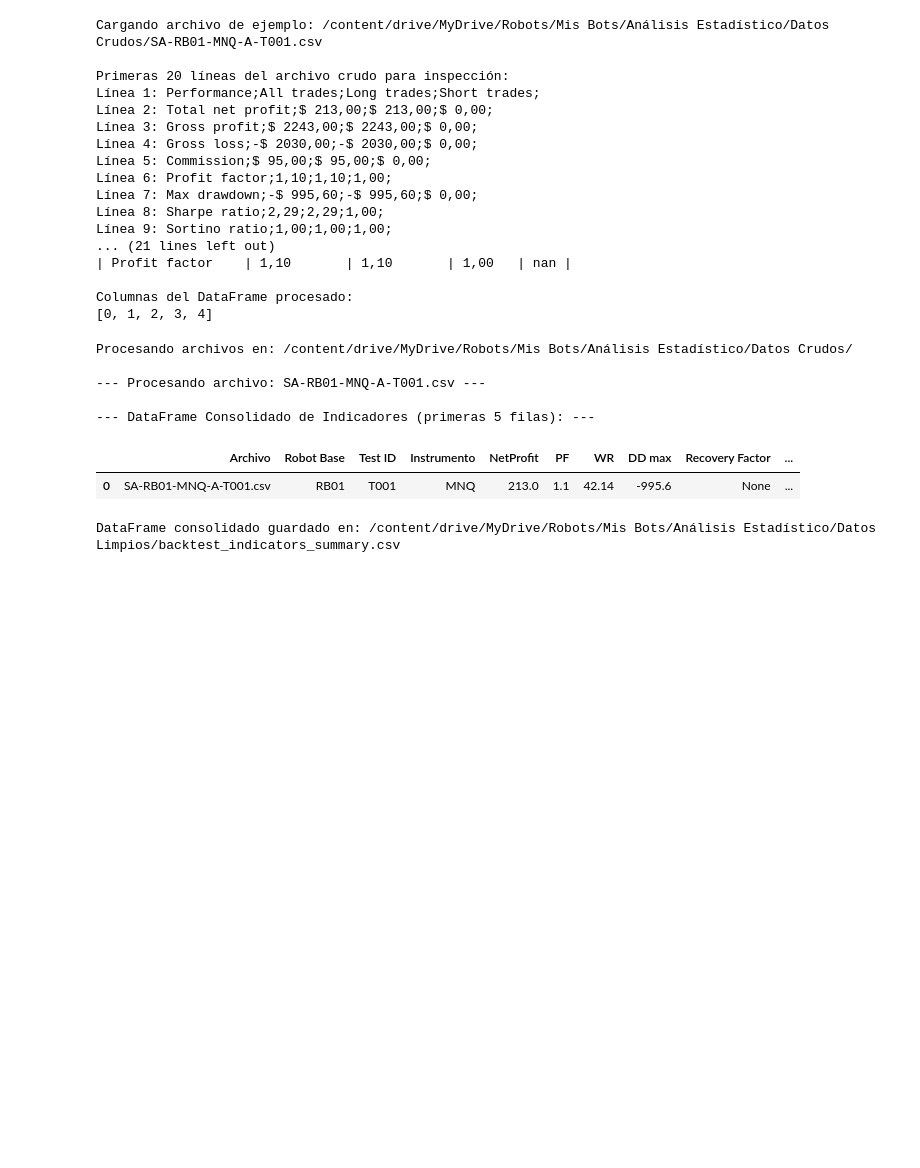
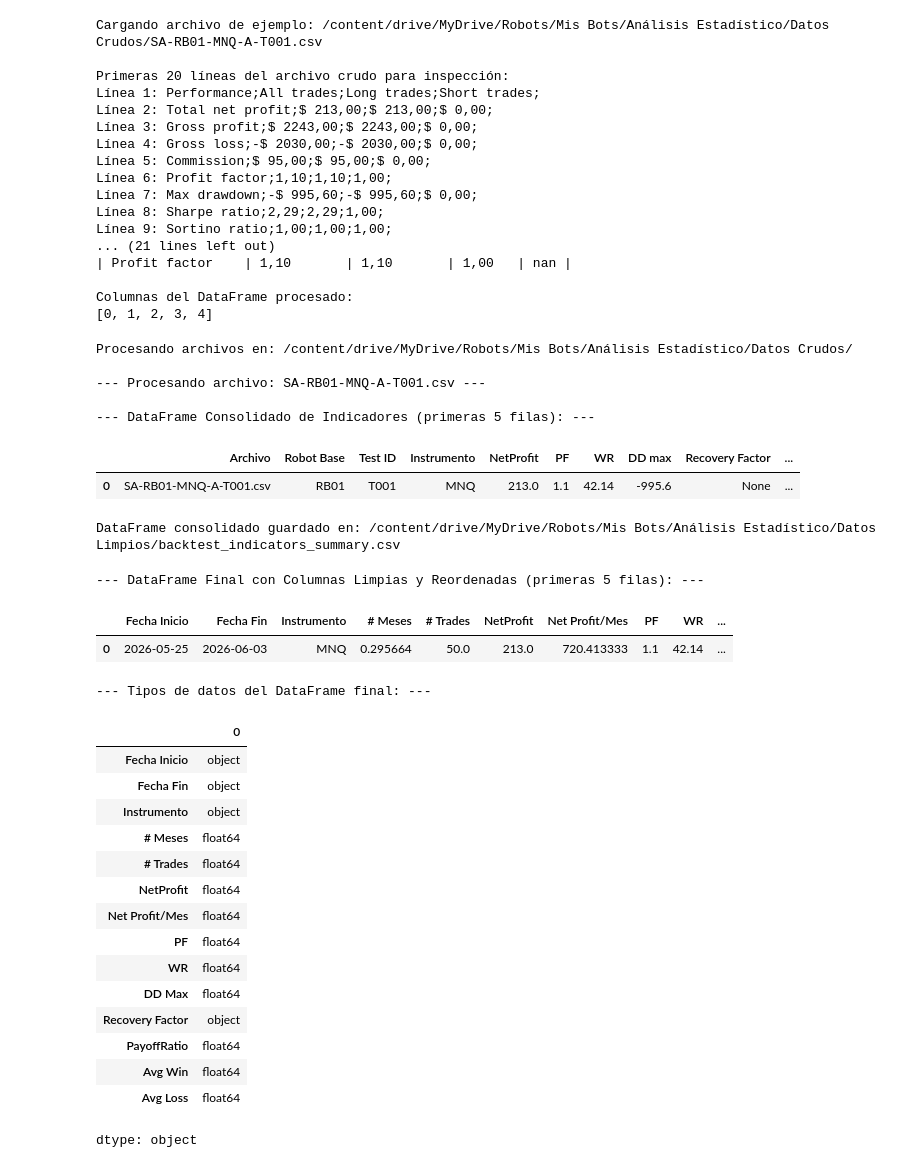
Before and after one commit to MarceCorreal2/Robots-NT, a Jupyter notebook: Procesamiento_Indicadores_Backtest.ipynb, the cells around one changed output. Drawn from its saved outputs; the diff is of its cells as text; code cells hidden in the pictures; blank space fills up the shorter version.

Commit message:
Trabaja perfecto hasta la celda 8, celda 6 extracción de los indicadores y calculo de los secundarios, celda 8 verificación tipo de datos!

```diff
--- a/Procesamiento_Indicadores_Backtest.ipynb
+++ b/Procesamiento_Indicadores_Backtest.ipynb
@@ -283,0 +287,61 @@ DataFrame consolidado guardado en: /content/drive/MyDrive/Robots/Mis Bots/Anál
+# %%
+# Celda 7 - Limpieza y reordenamiento de datos finales
+
+# Renombrar columnas para que coincidan exactamente con la solicitud del usuario
+consolidated_df = consolidated_df.rename(columns={
+    'Fecha-Inicio': 'Fecha Inicio',
+    'Fecha-Fin': 'Fecha Fin',
+    'DD max': 'DD Max',
+    'Net Profit/Mes': 'Net Profit/Mes'
+})
+
+# Definir el orden de las columnas solicitado por el usuario
+column_order = [
+    'Fecha Inicio',
+    'Fecha Fin',
+    'Instrumento',
+    '# Meses',
+    '# Trades',
+    'NetProfit',
+    'Net Profit/Mes',
+    'PF',
+    'WR',
+    'DD Max',
+    'Recovery Factor',
+    'PayoffRatio',
+    'Avg Win',
+    'Avg Loss'
+]
+
+# Seleccionar y reordenar las columnas del DataFrame
+# Se maneja si alguna columna esperada no está presente, aunque con las modificaciones anteriores deberían estar todas.
+final_df = consolidated_df[column_order]
+
+print("\n--- DataFrame Final con Columnas Limpias y Reordenadas (primeras 5 filas): ---")
+display(final_df.head())
+# %% [output]
+--- DataFrame Final con Columnas Limpias y Reordenadas (primeras 5 filas): ---
+|  | Fecha Inicio | Fecha Fin | Instrumento | # Meses | # Trades | NetProfit | Net Profit/Mes | PF | WR | ... |
+| 0 | 2026-05-25 | 2026-06-03 | MNQ | 0.295664 | 50.0 | 213.0 | 720.413333 | 1.1 | 42.14 | ... |
+# %%
+# Celda 8 - Verificar tipos de datos del DataFrame final
+print("\n--- Tipos de datos del DataFrame final: ---")
+display(final_df.dtypes)
+# %% [output]
+--- Tipos de datos del DataFrame final: ---
+|  | 0 |
+| Fecha Inicio | object |
+| Fecha Fin | object |
+| Instrumento | object |
+| # Meses | float64 |
+| # Trades | float64 |
+| NetProfit | float64 |
+| Net Profit/Mes | float64 |
+| PF | float64 |
+| WR | float64 |
+| DD Max | float64 |
+| Recovery Factor | object |
+| PayoffRatio | float64 |
+| Avg Win | float64 |
+| Avg Loss | float64 |
+dtype: object
```
Also changed, not shown: parts of 2 cells of this notebook.
